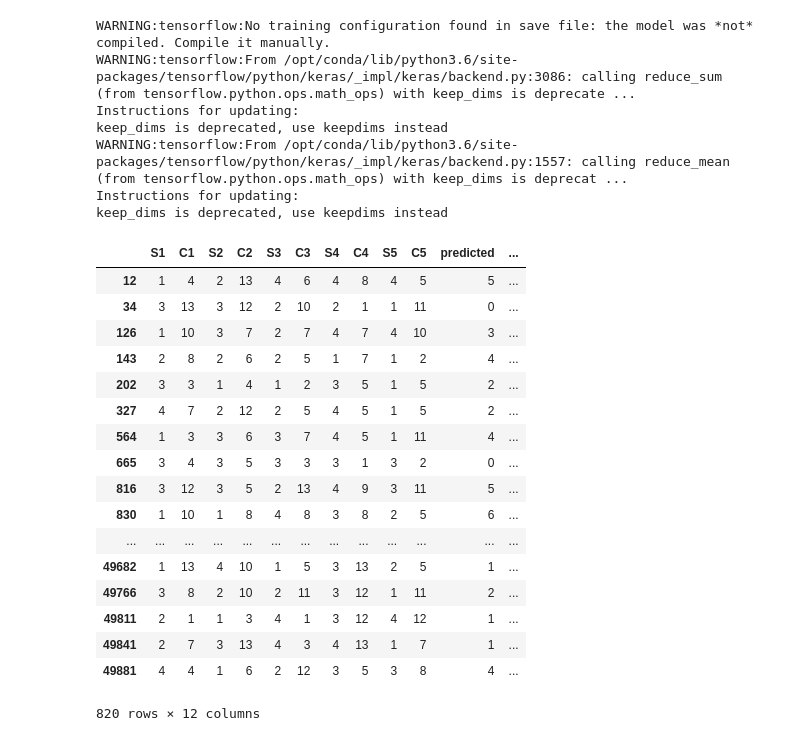
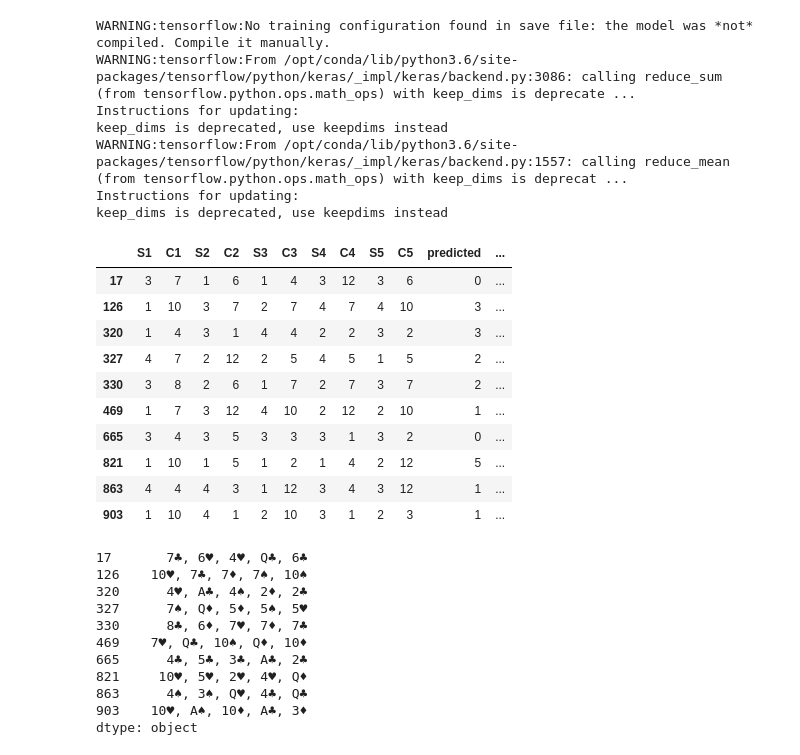
Before and after one commit to iPhaeton/kaggle-poker, a Jupyter notebook: Index_52encoding.ipynb, the cells around one changed output. Cells and saved outputs as stored; diff of their text form; code cells hidden in the pictures.

```diff
--- a/Index_v1-Copy1.ipynb
+++ b/Index_52encoding.ipynb
@@ -345,7 +326,7 @@ WARNING:tensorflow:TensorFlow optimizers do not make it possible to access optim
 # %%
 test_dataset_noid = test_dataset.drop(['id'], axis=1)
 # %%
-test_sample = test_dataset_noid[0:50000]
+test_sample = test_dataset_noid[0:10000]
 test_data_sample_encoded = data_52encode(test_sample)
 # %%
 model = keras.models.load_model('./model-100')
@@ -363,28 +344,35 @@ keep_dims is deprecated, use keepdims instead
 # %%
 test_data_sample_predicted_10 = model.predict(np.array(test_data_sample_encoded))
 test_data_sample_predicted = np.array(list(map(np.argmax, test_data_sample_predicted_10)))
-test_data_sample_labels = y_test[0:50000]
+test_data_sample_labels = y_test[0:10000]
 diff = test_data_sample_predicted - np.array(test_data_sample_labels)
 total_error = diff.sum()
 df = pd.DataFrame({'predicted': test_data_sample_predicted, 'real': test_data_sample_labels})
 df = pd.concat([test_sample, df], axis=1)
-df[df['predicted'] != df['real']]
+df[df['predicted'] != df['real']][0:10]
 # %% [output]
 |  | S1 | C1 | S2 | C2 | S3 | C3 | S4 | C4 | S5 | C5 | predicted | ... |
-| 12 | 1 | 4 | 2 | 13 | 4 | 6 | 4 | 8 | 4 | 5 | 5 | ... |
-| 34 | 3 | 13 | 3 | 12 | 2 | 10 | 2 | 1 | 1 | 11 | 0 | ... |
+| 17 | 3 | 7 | 1 | 6 | 1 | 4 | 3 | 12 | 3 | 6 | 0 | ... |
 | 126 | 1 | 10 | 3 | 7 | 2 | 7 | 4 | 7 | 4 | 10 | 3 | ... |
-| 143 | 2 | 8 | 2 | 6 | 2 | 5 | 1 | 7 | 1 | 2 | 4 | ... |
-| 202 | 3 | 3 | 1 | 4 | 1 | 2 | 3 | 5 | 1 | 5 | 2 | ... |
+| 320 | 1 | 4 | 3 | 1 | 4 | 4 | 2 | 2 | 3 | 2 | 3 | ... |
 | 327 | 4 | 7 | 2 | 12 | 2 | 5 | 4 | 5 | 1 | 5 | 2 | ... |
-| 564 | 1 | 3 | 3 | 6 | 3 | 7 | 4 | 5 | 1 | 11 | 4 | ... |
+| 330 | 3 | 8 | 2 | 6 | 1 | 7 | 2 | 7 | 3 | 7 | 2 | ... |
+| 469 | 1 | 7 | 3 | 12 | 4 | 10 | 2 | 12 | 2 | 10 | 1 | ... |
 | 665 | 3 | 4 | 3 | 5 | 3 | 3 | 3 | 1 | 3 | 2 | 0 | ... |
-| 816 | 3 | 12 | 3 | 5 | 2 | 13 | 4 | 9 | 3 | 11 | 5 | ... |
-| 830 | 1 | 10 | 1 | 8 | 4 | 8 | 3 | 8 | 2 | 5 | 6 | ... |
-| ... | ... | ... | ... | ... | ... | ... | ... | ... | ... | ... | ... | ... |
-| 49682 | 1 | 13 | 4 | 10 | 1 | 5 | 3 | 13 | 2 | 5 | 1 | ... |
-| 49766 | 3 | 8 | 2 | 10 | 2 | 11 | 3 | 12 | 1 | 11 | 2 | ... |
-| 49811 | 2 | 1 | 1 | 3 | 4 | 1 | 3 | 12 | 4 | 12 | 1 | ... |
-| 49841 | 2 | 7 | 3 | 13 | 4 | 3 | 4 | 13 | 1 | 7 | 1 | ... |
-| 49881 | 4 | 4 | 1 | 6 | 2 | 12 | 3 | 5 | 3 | 8 | 4 | ... |
+| 821 | 1 | 10 | 1 | 5 | 1 | 2 | 1 | 4 | 2 | 12 | 5 | ... |
+| 863 | 4 | 4 | 4 | 3 | 1 | 12 | 3 | 4 | 3 | 12 | 1 | ... |
+| 903 | 1 | 10 | 4 | 1 | 2 | 10 | 3 | 1 | 2 | 3 | 1 | ... |
-820 rows × 12 columns
+# %%
+df[df['predicted'] != df['real']][0:10].drop(['predicted', 'real'], axis=1).apply(lambda h: hand_encode(np.array(h)), axis=1)
+# %% [output]
+17       7♣, 6♥, 4♥, Q♣, 6♣
+126    10♥, 7♣, 7♦, 7♠, 10♠
+320      4♥, A♣, 4♠, 2♦, 2♣
+327      7♠, Q♦, 5♦, 5♠, 5♥
+330      8♣, 6♦, 7♥, 7♦, 7♣
+469    7♥, Q♣, 10♠, Q♦, 10♦
+665      4♣, 5♣, 3♣, A♣, 2♣
+821     10♥, 5♥, 2♥, 4♥, Q♦
+863      4♠, 3♠, Q♥, 4♣, Q♣
+903    10♥, A♠, 10♦, A♣, 3♦
+dtype: object
```
Also changed, not shown: parts of 1 cell of this notebook, 1 other file.
